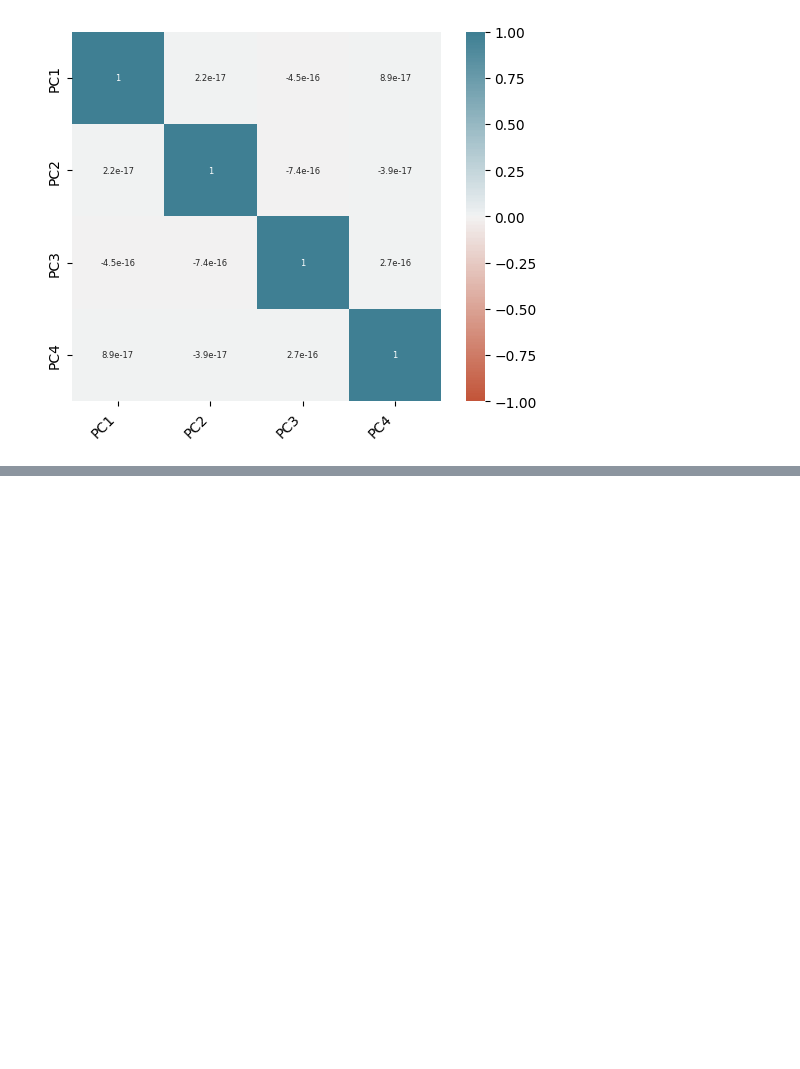
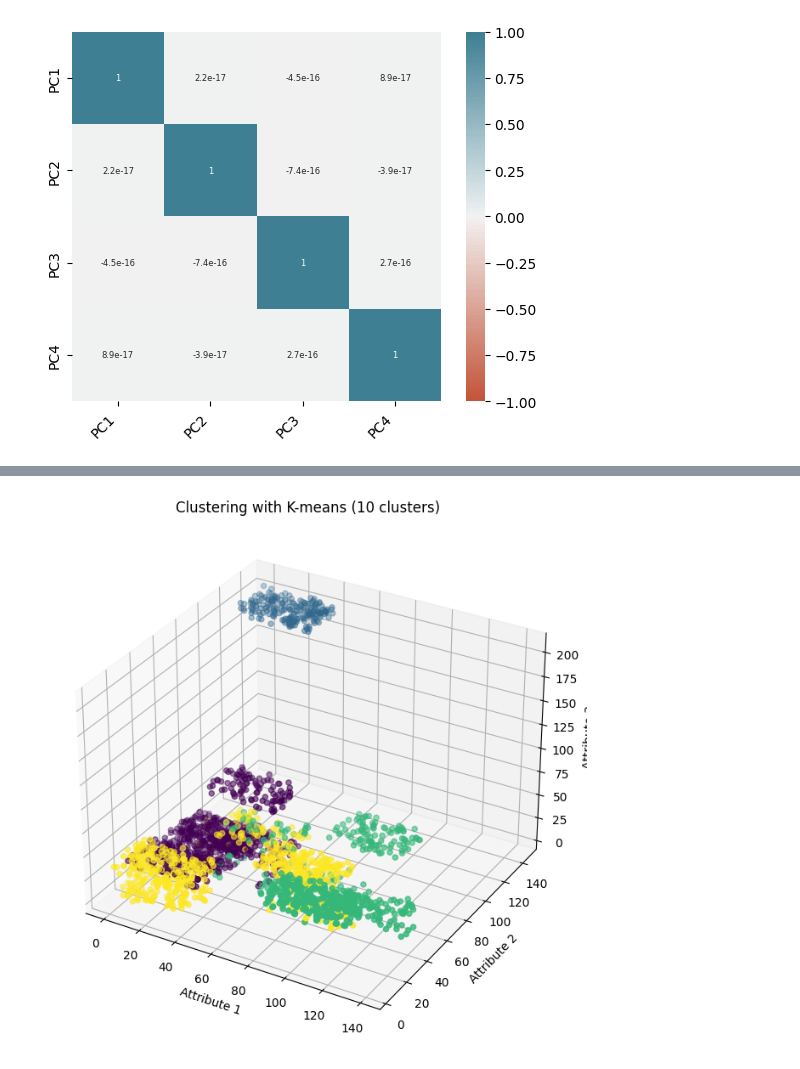
Before and after one commit to MateoGraviFiorino/DataMining, a Jupyter notebook: TP_Gravi_Lomenzo.ipynb, the cells around one changed output, grey strips where cells are left out. Saved outputs shown, nothing was run; the diff lists cells and outputs as text; code cells hidden in the pictures; blank space fills up the shorter version.

```diff
--- a/TP_Gravi_Lomenzo.ipynb
+++ b/TP_Gravi_Lomenzo.ipynb
@@ -236,0 +481,19 @@ plt.show()
+# %%
+labels = kmeans.fit_predict(df_std)
+# Crear una figura 3D
+fig = plt.figure(figsize=(10, 8))
+ax = fig.add_subplot(111, projection='3d')
+
+# Graficar puntos 3D y colorear por cluster
+ax.scatter(df['N'], df['P'], df['K'], c=labels, cmap='viridis')
+
+# Configurar etiquetas y título
+ax.set_xlabel('Attribute 1')
+ax.set_ylabel('Attribute 2')
+ax.set_zlabel('Attribute 3')
+ax.set_title('Clustering with K-means ({} clusters)'.format(optimal_k))
+
+# Mostrar el gráfico
+plt.show()
+# %% [output]
+[figure, added]
```
Also changed, not shown: parts of 28 cells of this notebook.
